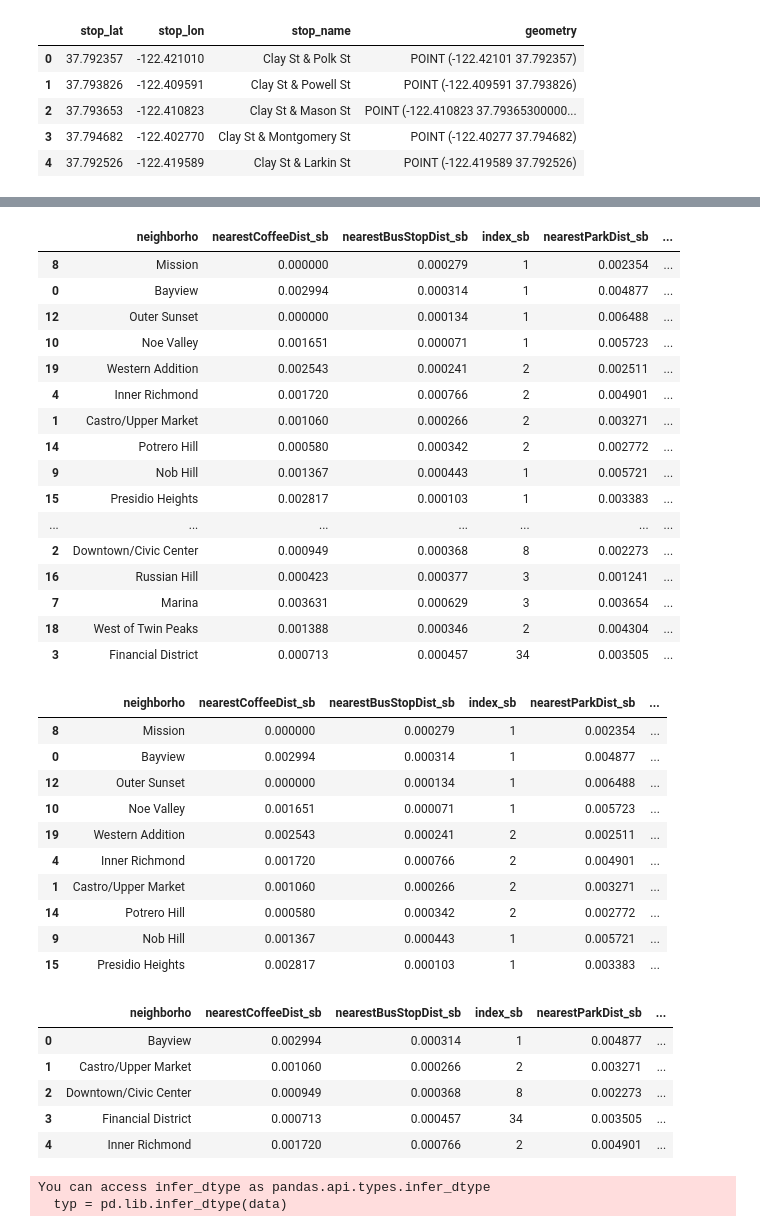
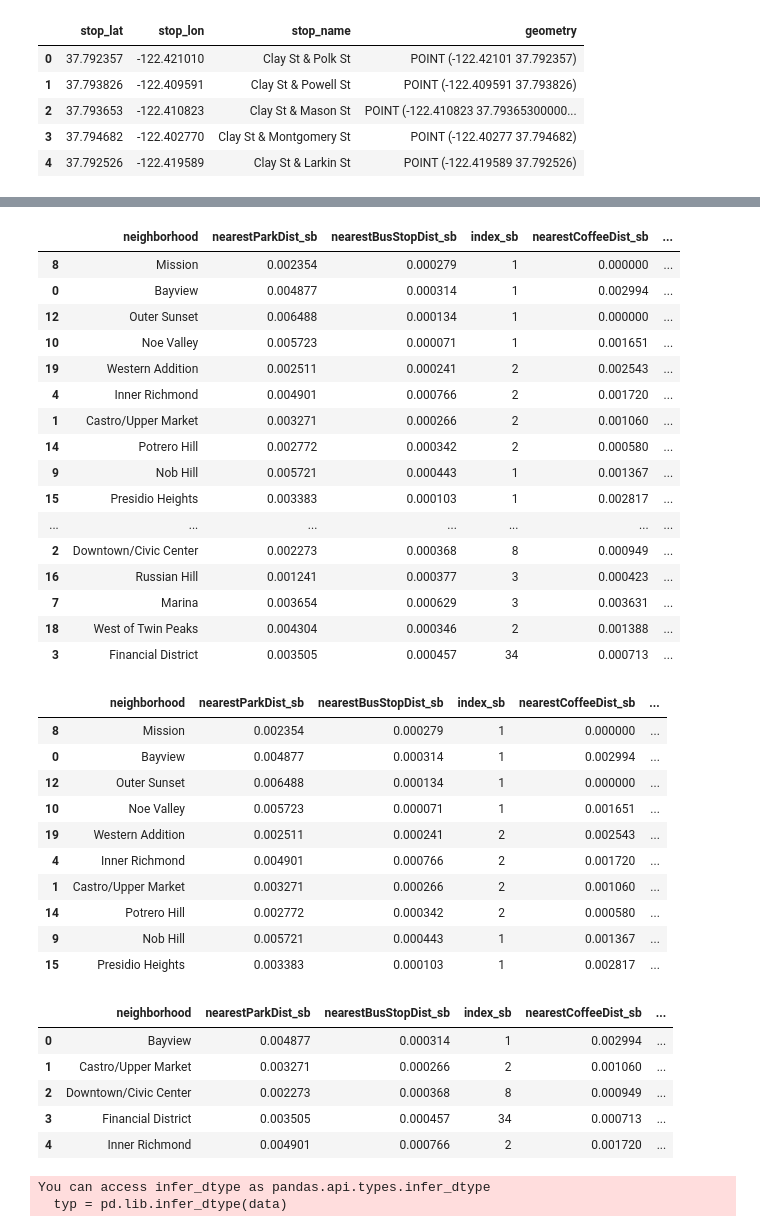
Before and after one commit to BEugeneSmith/Neighborhood-Coffee-Study, a Jupyter notebook: working/coffee/debug_sf.ipynb, the cells around one changed output, grey strips where cells are left out. Drawn from its saved outputs; the diff is of its cells as text; code cells hidden in the pictures.

```diff
--- a/working/coffee/debug_sf.ipynb
+++ b/working/coffee/debug_sf.ipynb
@@ -96,6 +96,7 @@ sf['nearestParkDist'] = parkExtract.apply(lambda x: x[1])
 # %%
 neighborhoods = gpd.read_file('data/sf/v1 073117/Planning Neighborhood Groups Map/geo_export_bb4050c9-e7df-47b5-8626-2e7d1b342e50.shp')
 neighborhoods['area'] = neighborhoods['geometry'].area
+neighborhoods.rename(columns={'neighborho':'neighborhood'},inplace=True)
 # %%
 joinedData = pd.DataFrame(gpd.tools.sjoin(neighborhoods,sf,op='contains',how='inner'))
 # %%
@@ -113,46 +114,51 @@ joinedData.head()
 # %%
 aggFuncs = {'index':'count','nearestBusStopDist':'mean','nearestCoffeeDist':'mean','nearestParkDist':'mean'}
 # %%
-sb = joinedData[joinedData['sbInd']==True].groupby('neighborho').agg(aggFuncs).reset_index()
-not_sb = joinedData[joinedData['sbInd']==False].groupby('neighborho').agg(aggFuncs).reset_index()
+sb = joinedData[joinedData['sbInd']==True].groupby('neighborhood').agg(aggFuncs).reset_index()
+not_sb = joinedData[joinedData['sbInd']==False].groupby('neighborhood').agg(aggFuncs).reset_index()
 
-nsbRatios = sb.merge(not_sb,how='left',on='neighborho',suffixes=['_sb','_nsb'])
+nsbRatios = sb.merge(not_sb,how='left',on='neighborhood',suffixes=['_sb','_nsb'])
 nsbRatios = nsbRatios.fillna(0)
 nsbRatios['nsbRatio'] = nsbRatios['index_nsb']/nsbRatios['index_sb']
+# %%
+rent = pd.read_csv('data/sf/v1 073117/rentdata/sf_02002015_fromZumper.csv')
+# %%
+nsbRatios = nsbRatios.merge(rent,how='left')
+nsbRatios = nsbRatios.fillna(rent['price'].median())
 # %%
 nsbRatios.sort_values('nsbRatio',ascending=False)
 # %% [output]
-|  | neighborho | nearestCoffeeDist_sb | nearestBusStopDist_sb | index_sb | nearestParkDist_sb | ... |
-| 8 | Mission | 0.000000 | 0.000279 | 1 | 0.002354 | ... |
-| 0 | Bayview | 0.002994 | 0.000314 | 1 | 0.004877 | ... |
-| 12 | Outer Sunset | 0.000000 | 0.000134 | 1 | 0.006488 | ... |
-| 10 | Noe Valley | 0.001651 | 0.000071 | 1 | 0.005723 | ... |
-| 19 | Western Addition | 0.002543 | 0.000241 | 2 | 0.002511 | ... |
-| 4 | Inner Richmond | 0.001720 | 0.000766 | 2 | 0.004901 | ... |
-| 1 | Castro/Upper Market | 0.001060 | 0.000266 | 2 | 0.003271 | ... |
-| 14 | Potrero Hill | 0.000580 | 0.000342 | 2 | 0.002772 | ... |
-| 9 | Nob Hill | 0.001367 | 0.000443 | 1 | 0.005721 | ... |
-| 15 | Presidio Heights | 0.002817 | 0.000103 | 1 | 0.003383 | ... |
+|  | neighborhood | nearestParkDist_sb | nearestBusStopDist_sb | index_sb | nearestCoffeeDist_sb | ... |
+| 8 | Mission | 0.002354 | 0.000279 | 1 | 0.000000 | ... |
+| 0 | Bayview | 0.004877 | 0.000314 | 1 | 0.002994 | ... |
+| 12 | Outer Sunset | 0.006488 | 0.000134 | 1 | 0.000000 | ... |
+| 10 | Noe Valley | 0.005723 | 0.000071 | 1 | 0.001651 | ... |
+| 19 | Western Addition | 0.002511 | 0.000241 | 2 | 0.002543 | ... |
+| 4 | Inner Richmond | 0.004901 | 0.000766 | 2 | 0.001720 | ... |
+| 1 | Castro/Upper Market | 0.003271 | 0.000266 | 2 | 0.001060 | ... |
+| 14 | Potrero Hill | 0.002772 | 0.000342 | 2 | 0.000580 | ... |
+| 9 | Nob Hill | 0.005721 | 0.000443 | 1 | 0.001367 | ... |
+| 15 | Presidio Heights | 0.003383 | 0.000103 | 1 | 0.002817 | ... |
 | ... | ... | ... | ... | ... | ... | ... |
-| 2 | Downtown/Civic Center | 0.000949 | 0.000368 | 8 | 0.002273 | ... |
-| 16 | Russian Hill | 0.000423 | 0.000377 | 3 | 0.001241 | ... |
-| 7 | Marina | 0.003631 | 0.000629 | 3 | 0.003654 | ... |
-| 18 | West of Twin Peaks | 0.001388 | 0.000346 | 2 | 0.004304 | ... |
-| 3 | Financial District | 0.000713 | 0.000457 | 34 | 0.003505 | ... |
+| 2 | Downtown/Civic Center | 0.002273 | 0.000368 | 8 | 0.000949 | ... |
+| 16 | Russian Hill | 0.001241 | 0.000377 | 3 | 0.000423 | ... |
+| 7 | Marina | 0.003654 | 0.000629 | 3 | 0.003631 | ... |
+| 18 | West of Twin Peaks | 0.004304 | 0.000346 | 2 | 0.001388 | ... |
+| 3 | Financial District | 0.003505 | 0.000457 | 34 | 0.000713 | ... |
 # %%
 nsbRatios.sort_values('nsbRatio',ascending=False).head(10)
 # %% [output]
-|  | neighborho | nearestCoffeeDist_sb | nearestBusStopDist_sb | index_sb | nearestParkDist_sb | ... |
-| 8 | Mission | 0.000000 | 0.000279 | 1 | 0.002354 | ... |
-| 0 | Bayview | 0.002994 | 0.000314 | 1 | 0.004877 | ... |
-| 12 | Outer Sunset | 0.000000 | 0.000134 | 1 | 0.006488 | ... |
-| 10 | Noe Valley | 0.001651 | 0.000071 | 1 | 0.005723 | ... |
-| 19 | Western Addition | 0.002543 | 0.000241 | 2 | 0.002511 | ... |
-| 4 | Inner Richmond | 0.001720 | 0.000766 | 2 | 0.004901 | ... |
-| 1 | Castro/Upper Market | 0.001060 | 0.000266 | 2 | 0.003271 | ... |
-| 14 | Potrero Hill | 0.000580 | 0.000342 | 2 | 0.002772 | ... |
-| 9 | Nob Hill | 0.001367 | 0.000443 | 1 | 0.005721 | ... |
-| 15 | Presidio Heights | 0.002817 | 0.000103 | 1 | 0.003383 | ... |
+|  | neighborhood | nearestParkDist_sb | nearestBusStopDist_sb | index_sb | nearestCoffeeDist_sb | ... |
+| 8 | Mission | 0.002354 | 0.000279 | 1 | 0.000000 | ... |
+| 0 | Bayview | 0.004877 | 0.000314 | 1 | 0.002994 | ... |
+| 12 | Outer Sunset | 0.006488 | 0.000134 | 1 | 0.000000 | ... |
+| 10 | Noe Valley | 0.005723 | 0.000071 | 1 | 0.001651 | ... |
+| 19 | Western Addition | 0.002511 | 0.000241 | 2 | 0.002543 | ... |
+| 4 | Inner Richmond | 0.004901 | 0.000766 | 2 | 0.001720 | ... |
+| 1 | Castro/Upper Market | 0.003271 | 0.000266 | 2 | 0.001060 | ... |
+| 14 | Potrero Hill | 0.002772 | 0.000342 | 2 | 0.000580 | ... |
+| 9 | Nob Hill | 0.005721 | 0.000443 | 1 | 0.001367 | ... |
+| 15 | Presidio Heights | 0.003383 | 0.000103 | 1 | 0.002817 | ... |
 # %%
 def getSBDensity(x):
     if x.index_sb == 0:
@@ -172,18 +178,18 @@ def getCoffeeDensity(x):
     else:
         return x.area / (x.index_nsb + x.index_sb)
 # %%
-nsbRatios = nsbRatios.merge(neighborhoods[['neighborho','area']])
+nsbRatios = nsbRatios.merge(neighborhoods[['neighborhood','area']])
 nsbRatios['areaPerSB'] = nsbRatios.apply(getSBDensity,axis=1)
 nsbRatios['areaPerNSB'] = nsbRatios.apply(getNSBDensity,axis=1)
 nsbRatios['areaPerCoffee'] = nsbRatios.apply(getCoffeeDensity,axis=1)
 nsbRatios.head()
 # %% [output]
-|  | neighborho | nearestCoffeeDist_sb | nearestBusStopDist_sb | index_sb | nearestParkDist_sb | ... |
-| 0 | Bayview | 0.002994 | 0.000314 | 1 | 0.004877 | ... |
-| 1 | Castro/Upper Market | 0.001060 | 0.000266 | 2 | 0.003271 | ... |
-| 2 | Downtown/Civic Center | 0.000949 | 0.000368 | 8 | 0.002273 | ... |
-| 3 | Financial District | 0.000713 | 0.000457 | 34 | 0.003505 | ... |
-| 4 | Inner Richmond | 0.001720 | 0.000766 | 2 | 0.004901 | ... |
+|  | neighborhood | nearestParkDist_sb | nearestBusStopDist_sb | index_sb | nearestCoffeeDist_sb | ... |
+| 0 | Bayview | 0.004877 | 0.000314 | 1 | 0.002994 | ... |
+| 1 | Castro/Upper Market | 0.003271 | 0.000266 | 2 | 0.001060 | ... |
+| 2 | Downtown/Civic Center | 0.002273 | 0.000368 | 8 | 0.000949 | ... |
+| 3 | Financial District | 0.003505 | 0.000457 | 34 | 0.000713 | ... |
+| 4 | Inner Richmond | 0.004901 | 0.000766 | 2 | 0.001720 | ... |
 # %%
 Chart(nsbRatios[['nsbRatio']]).mark_bar().encode(
     x=X('nsbRatio',
```
Also changed, not shown: parts of 3 cells of this notebook, 4 other files.
